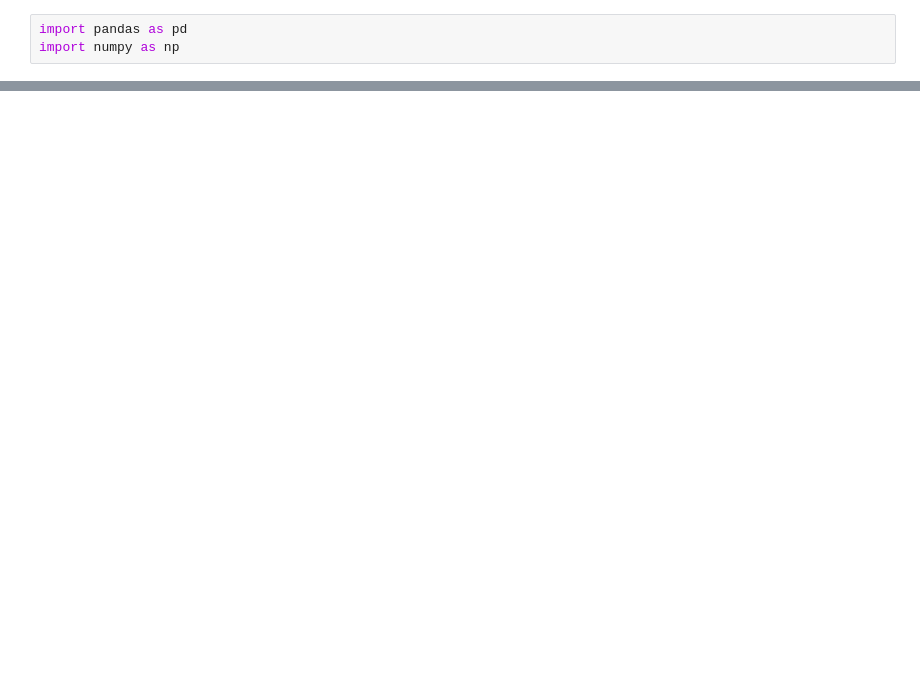
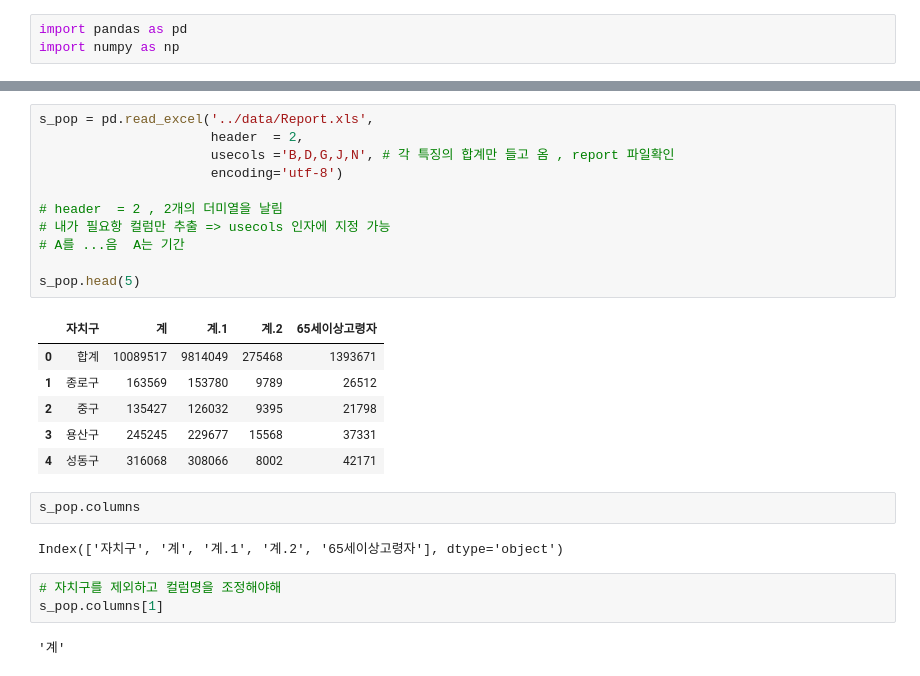
Before and after one commit to Jerrykim91/Bigdata_Analytics, a Jupyter notebook: Analysis/Pandas/cctv/seoul_cctv_state.ipynb, the cells around one changed output, grey strips where cells are left out. Saved outputs shown, nothing was run; the diff lists cells and outputs as text; blank space fills up the shorter version.

```diff
--- a/Analysis/Pandas/cctv/seoul_cctv_state.ipynb
+++ b/Analysis/Pandas/cctv/seoul_cctv_state.ipynb
@@ -11,0 +72,27 @@ s_cctv = pd.read_csv('../data/seoul_cctv.csv', encoding='utf-8')
+# %%
+s_pop = pd.read_excel('../data/Report.xls',
+                      header  = 2,
+                      usecols ='B,D,G,J,N', # 각 특징의 합계만 들고 옴 , report 파일확인
+                      encoding='utf-8')
+
+# header  = 2 , 2개의 더미열을 날림
+# 내가 필요항 컬럼만 추출 => usecols 인자에 지정 가능
+# A를 ...음  A는 기간
+
+s_pop.head(5)
+# %% [output]
+|  | 자치구 | 계 | 계.1 | 계.2 | 65세이상고령자 |
+| 0 | 합계 | 10089517 | 9814049 | 275468 | 1393671 |
+| 1 | 종로구 | 163569 | 153780 | 9789 | 26512 |
+| 2 | 중구 | 135427 | 126032 | 9395 | 21798 |
+| 3 | 용산구 | 245245 | 229677 | 15568 | 37331 |
+| 4 | 성동구 | 316068 | 308066 | 8002 | 42171 |
+# %%
+s_pop.columns
+# %% [output]
+Index(['자치구', '계', '계.1', '계.2', '65세이상고령자'], dtype='object')
+# %%
+# 자치구를 제외하고 컬럼명을 조정해야해
+s_pop.columns[1]
+# %% [output]
+'계'
```
Also changed, not shown: parts of 56 cells of this notebook, 8 other files.
